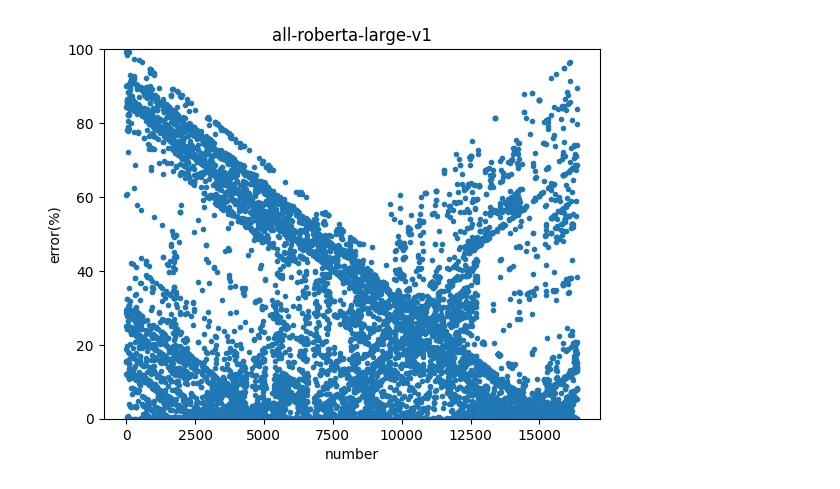
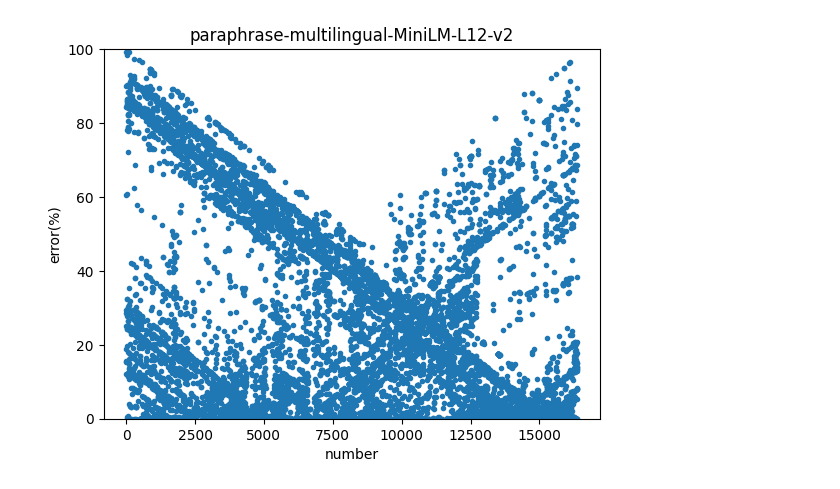
Before and after one commit to Rota1001/ProjectSearcher, a Jupyter notebook: evaluator/experiment/big_and_small/evaluator_small.ipynb, the cells around one changed output. Cells and saved outputs as stored; diff of their text form; code cells hidden in the pictures.

```diff
--- a/evaluator/experiment/big_and_small/evaluator_small.ipynb
+++ b/evaluator/experiment/big_and_small/evaluator_small.ipynb
@@ -70,10 +70,10 @@ print('{:.2f}%'.format(correct / len(Comments) * 100))
 # %%
 y = [y / len(Comments) * 100 for y in ploty]
 plt.plot(plotx, y, '.')
 plt.ylim(0, 100)
 plt.xlabel("number")
 plt.ylabel("error(%)")
-plt.title("all-roberta-large-v1")
+plt.title("paraphrase-multilingual-MiniLM-L12-v2")
 plt.show()
 # %% [output]
-[figure, old version]
+[figure, new version]
```
Also changed, not shown: 2 other files.
